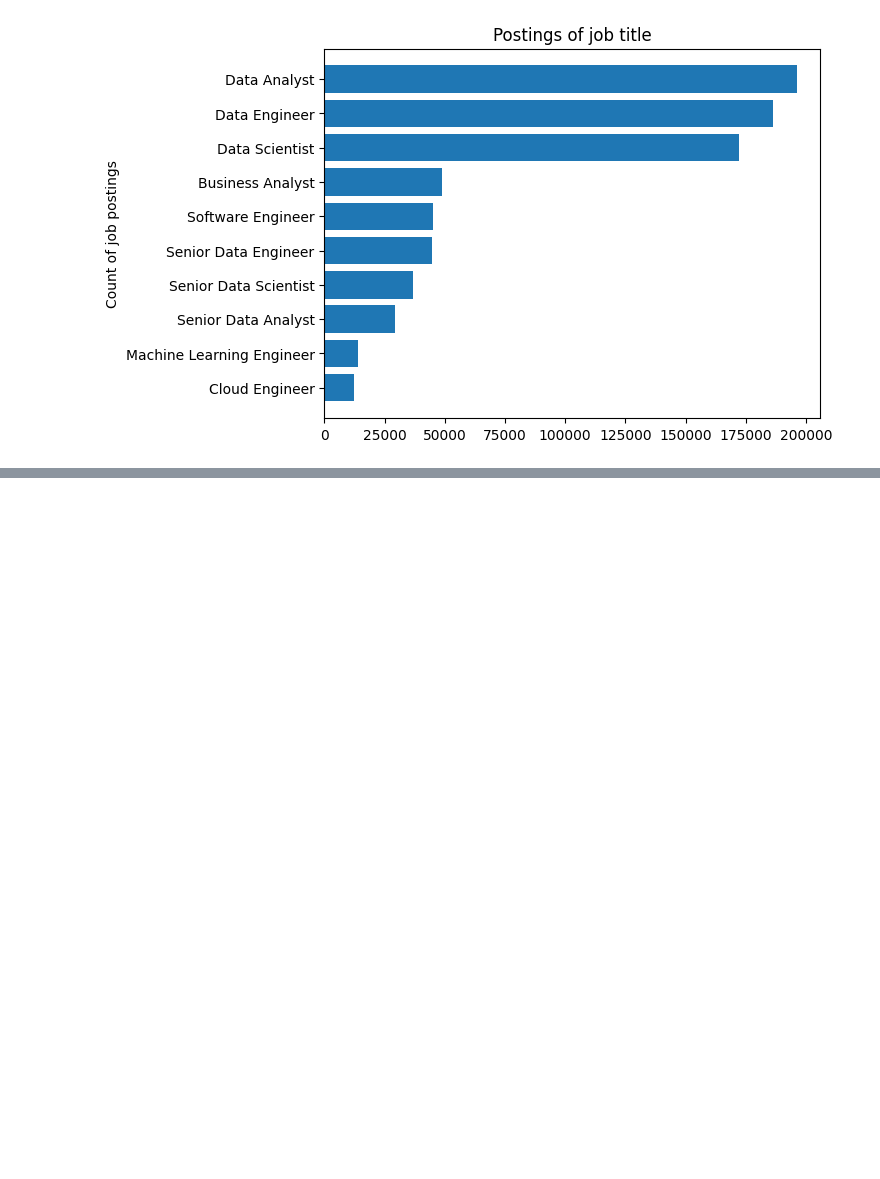
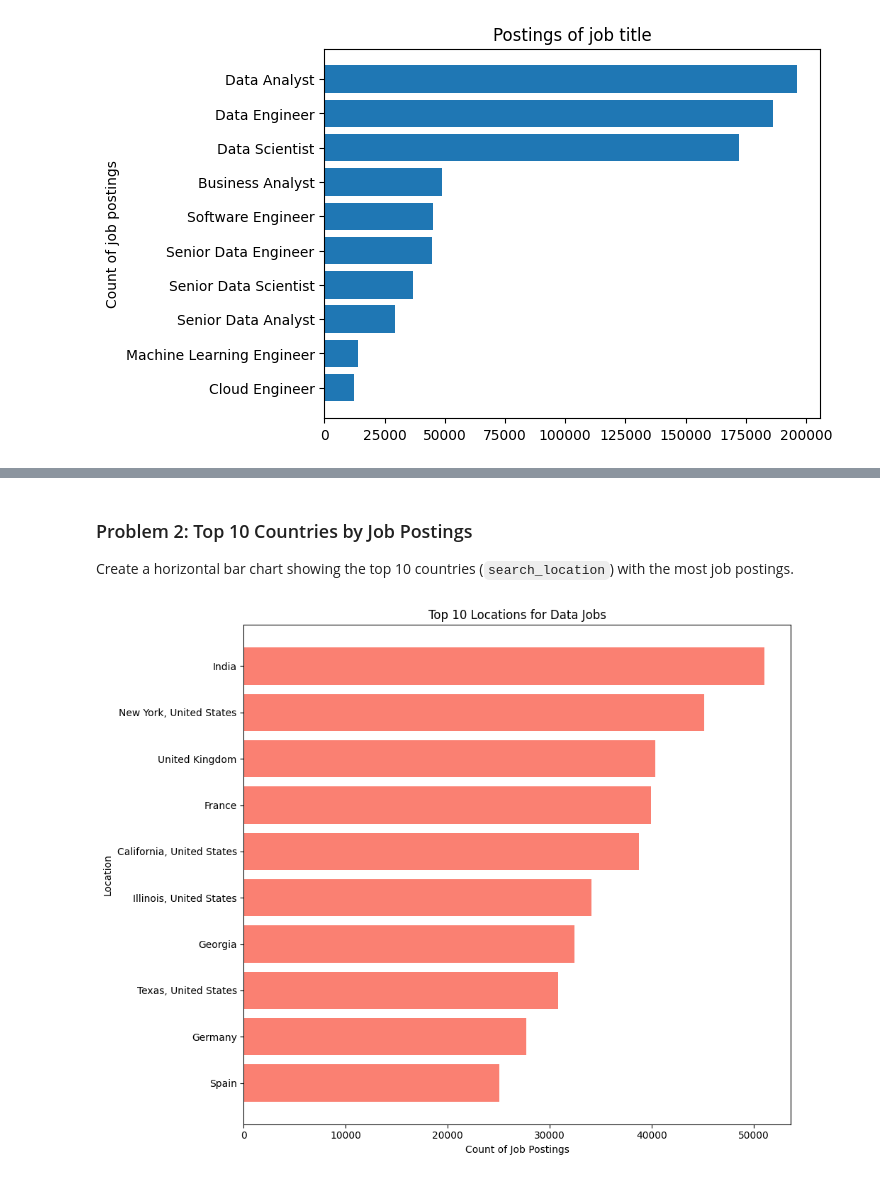
Before and after one commit to C0deB3ast/Data_analysis_work, a Jupyter notebook: Matplotlib.ipynb, the cells around one changed output, grey strips where cells are left out. Cells and saved outputs as stored; diff of their text form; code cells hidden in the pictures; blank space fills up the shorter version.

```diff
--- a/Matplotlib.ipynb
+++ b/Matplotlib.ipynb
@@ -138,0 +157,15 @@ plt.show()
+# %% [markdown]
+### Problem 2: Top 10 Countries by Job Postings
+Create a horizontal bar chart showing the top 10 countries (`search_location`) with the most job postings.
+# %%
+top_locations = df['search_location'].value_counts().head(10).sort_values(ascending=True)
+
+plt.figure(figsize=(10, 8))
+plt.barh(top_locations.index, top_locations.values, color='salmon')
+plt.title('Top 10 Locations for Data Jobs')
+plt.xlabel('Count of Job Postings')
+plt.ylabel('Location')
+plt.tight_layout()
+plt.show()
+# %% [output]
+[figure, added]
```
Also changed, not shown: parts of 6 cells of this notebook.
